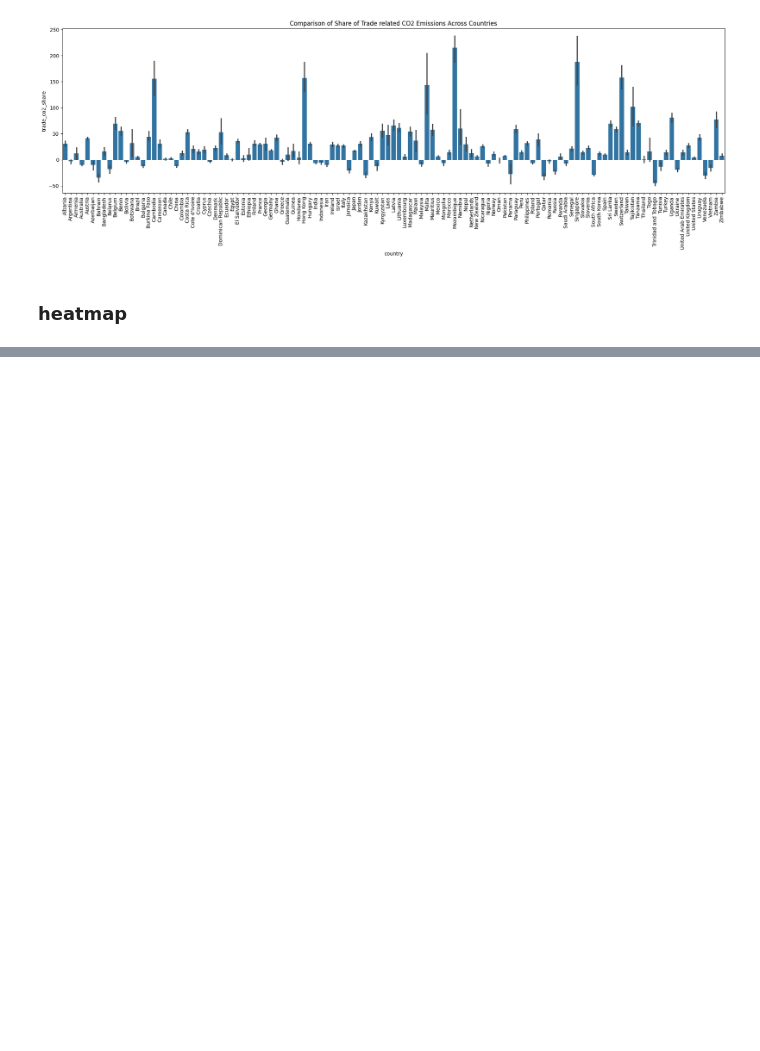
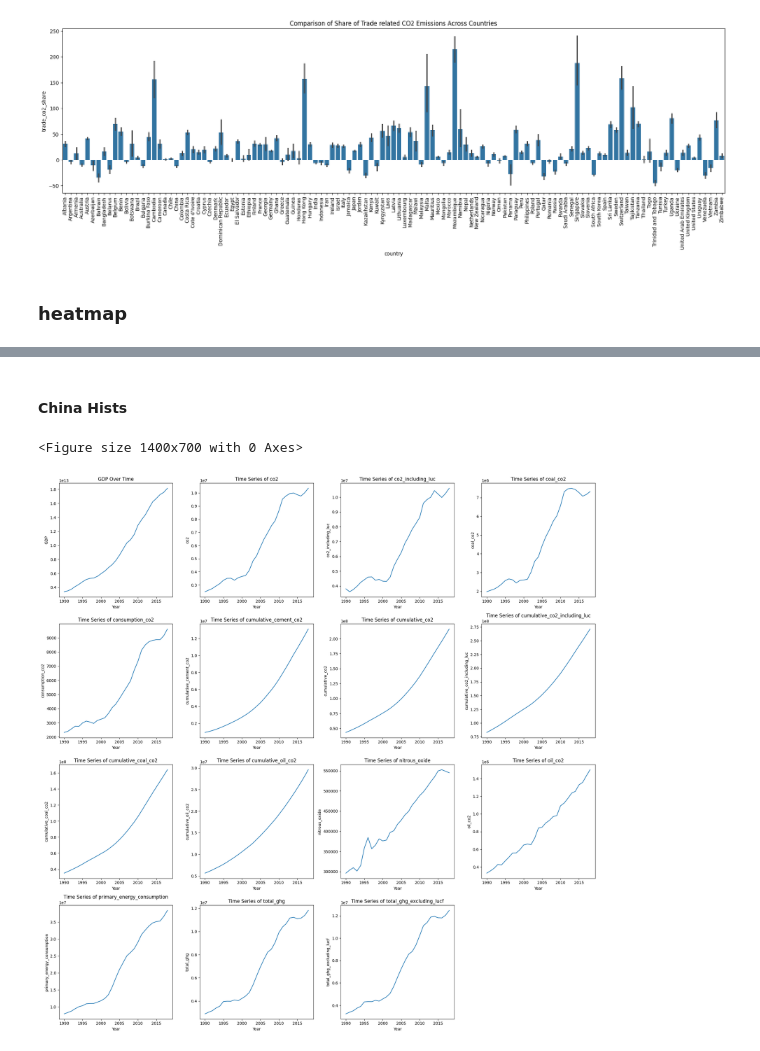
Before and after one commit to avondas/DataScience, a Jupyter notebook: data_vis.ipynb, the cells around one changed output, grey strips where cells are left out. Drawn from its saved outputs; the diff is of its cells as text; code cells hidden in the pictures; blank space fills up the shorter version.

```diff
--- a/data_vis.ipynb
+++ b/data_vis.ipynb
@@ -110,0 +279,47 @@ plt.show()
+# %% [markdown]
+#### China Hists
+# %%
+# Set the figure size
+plt.figure(figsize=(14, 7))
+
+data_china = data[data['country'] == 'China']
+
+# Select the columns to plot
+columns_to_plot = [
+    'co2', 'co2_including_luc', 'coal_co2', 'consumption_co2',
+    'cumulative_cement_co2', 'cumulative_co2', 'cumulative_co2_including_luc',
+    'cumulative_coal_co2', 'cumulative_oil_co2', 'nitrous_oxide', 'oil_co2',
+    'primary_energy_consumption', 'total_ghg', 'total_ghg_excluding_lucf'
+]
+
+# Create subplots
+fig, axes = plt.subplots(nrows=4, ncols=4, figsize=(20, 20))
+
+# Flatten the axes array for easy iteration
+axes = axes.flatten()
+
+# Plot the time series data for GDP
+sns.lineplot(data=data_china, x='year', y='gdp', ax=axes[0])
+axes[0].set_title('GDP Over Time')
+axes[0].set_xlabel('Year')
+axes[0].set_ylabel('GDP')
+
+# Plot the time series for the selected columns
+for i, column in enumerate(columns_to_plot, start=1):
+    sns.lineplot(data=data_china, x='year', y=column, ax=axes[i])
+    axes[i].set_title(f'Time Series of {column}')
+    axes[i].set_xlabel('Year')
+    axes[i].set_ylabel(column)
+
+# Remove any unused subplots
+for j in range(len(columns_to_plot) + 1, len(axes)):
+    fig.delaxes(axes[j])
+
+# Adjust layout
+plt.tight_layout()
+
+# Show the plot
+plt.show()
+# %% [output]
+<Figure size 1400x700 with 0 Axes>
+[figure, added]
```
Also changed, not shown: parts of 18 cells of this notebook.
